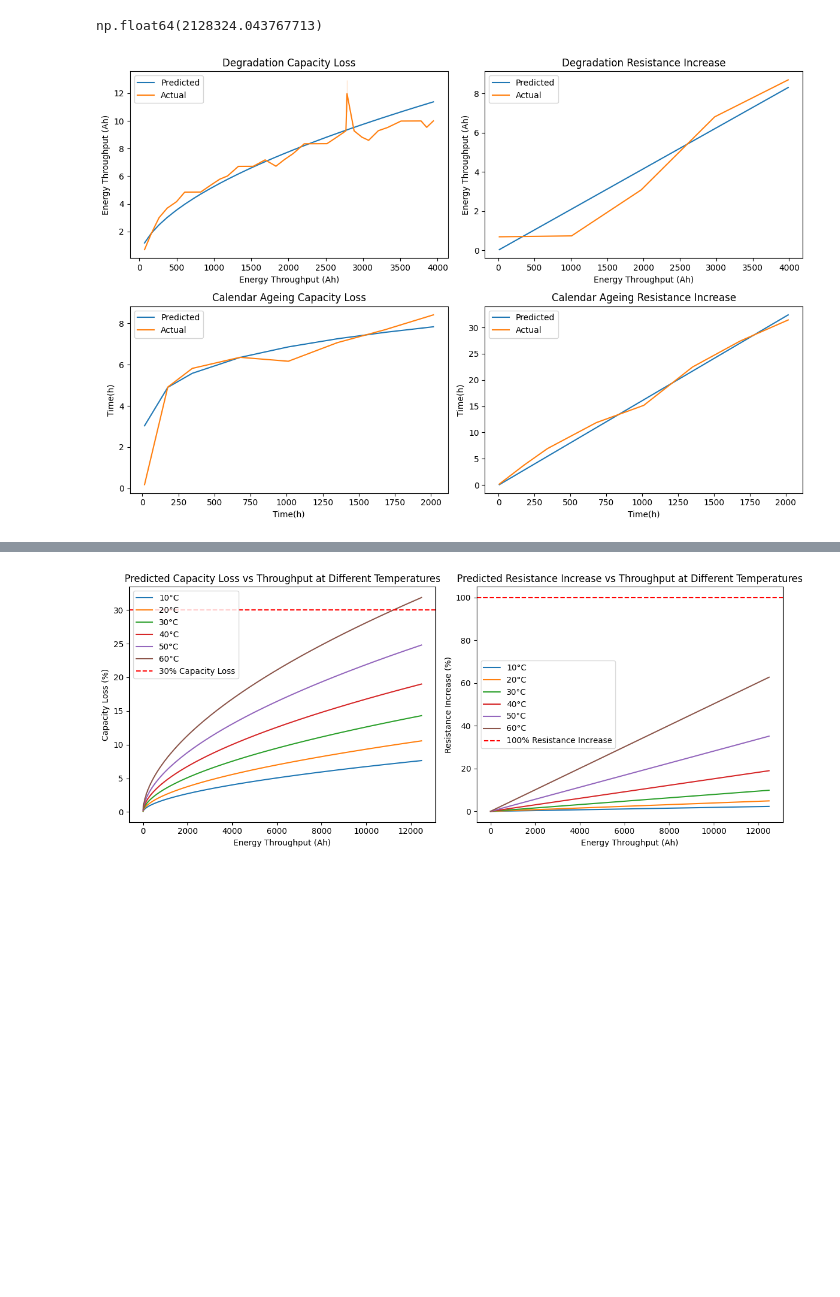
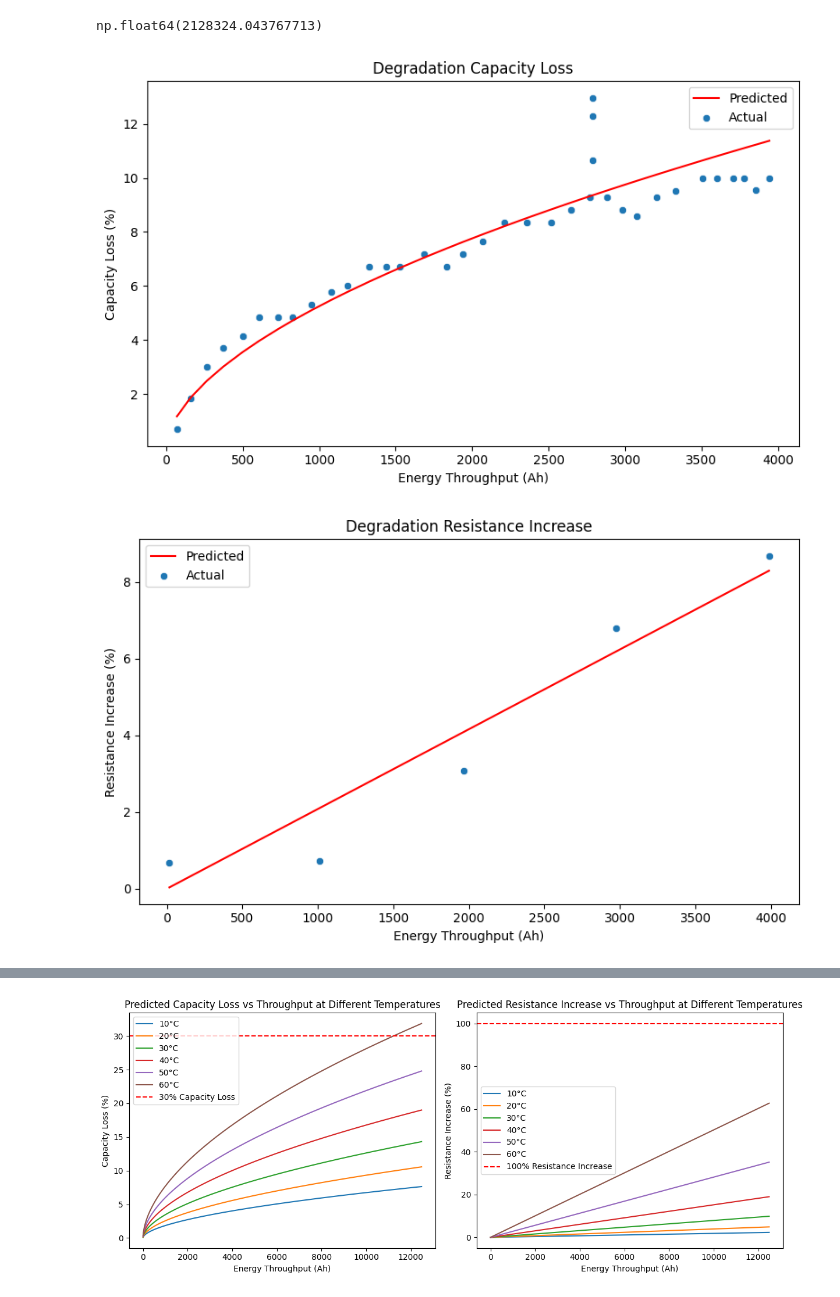
Before and after one commit to m1pan/FCTT, a Jupyter notebook: degradation.ipynb, the cells around one changed output, grey strips where cells are left out. Saved outputs shown, nothing was run; the diff lists cells and outputs as text; code cells hidden in the pictures; blank space fills up the shorter version.

Commit message:
changed plotting

```diff
--- a/degradation.ipynb
+++ b/degradation.ipynb
@@ -157,23 +157,45 @@ def resistance_increase_cal_pred(time, temp, b_r=b_r):
 # %%
 cap_loss_45 = capacity_loss_cycle_pred(deg_capacity['Energy Throughput (Ah)'], 45)
 res_increase_45 = resistance_increase_cycle_pred(deg_resistance['Energy Throughput (Ah)'], 45)
 cap_loss_60 = capacity_loss_cal_pred(cal_capacity['Time(h)'], 60)
 res_increase_60 = resistance_increase_cal_pred(cal_resistance['Time(h)'], 60)
 
-fig, axs = plt.subplots(2,2, figsize=(12,8))
-sns.lineplot(x=deg_capacity['Energy Throughput (Ah)'], y=cap_loss_45, ax=axs[0,0], label='Predicted')
-sns.lineplot(data=deg_capacity, x='Energy Throughput (Ah)', y='Capacity loss', ax=axs[0,0], label='Actual')
-sns.lineplot(x=deg_resistance['Energy Throughput (Ah)'], y=res_increase_45, ax=axs[0,1], label='Predicted')
-sns.lineplot(data=deg_resistance, x='Energy Throughput (Ah)', y='Resistance %', ax=axs[0,1], label='Actual')
-sns.lineplot(x=cal_capacity['Time(h)'], y=cap_loss_60, ax=axs[1,0], label='Predicted')
-sns.lineplot(data=cal_capacity, x='Time(h)', y='Capacity loss %', ax=axs[1,0], label='Actual')
-sns.lineplot(x=cal_resistance['Time(h)'], y=res_increase_60, ax=axs[1,1], label='Predicted')
-sns.lineplot(data=cal_resistance, x='Time(h)', y='Resistance increase[%]', ax=axs[1,1], label='Actual')
-axs[0,0].set_title('Degradation Capacity Loss')
-axs[0,1].set_title('Degradation Resistance Increase')
-axs[1,0].set_title('Calendar Ageing Capacity Loss')
-axs[1,1].set_title('Calendar Ageing Resistance Increase')
+# plot each result in its own figure
+plt.figure(figsize=(8, 5))
+sns.lineplot(x=deg_capacity['Energy Throughput (Ah)'], y=cap_loss_45, label='Predicted', color='red')
+sns.scatterplot(data=deg_capacity, x='Energy Throughput (Ah)', y='Capacity loss', label='Actual')
+plt.title('Degradation Capacity Loss')
+plt.xlabel('Energy Throughput (Ah)')
+plt.ylabel('Capacity Loss (%)')
 plt.tight_layout()
 plt.show()
+
+plt.figure(figsize=(8, 5))
+sns.lineplot(x=deg_resistance['Energy Throughput (Ah)'], y=res_increase_45, label='Predicted', color='red')
+sns.scatterplot(data=deg_resistance, x='Energy Throughput (Ah)', y='Resistance %', label='Actual')
+plt.title('Degradation Resistance Increase')
+plt.xlabel('Energy Throughput (Ah)')
+plt.ylabel('Resistance Increase (%)')
+plt.tight_layout()
+plt.show()
+
+plt.figure(figsize=(8, 5))
+sns.lineplot(x=cal_capacity['Time(h)'], y=cap_loss_60, label='Predicted', color='red')
+sns.scatterplot(data=cal_capacity, x='Time(h)', y='Capacity loss %', label='Actual')
+plt.title('Calendar Ageing Capacity Loss')
+plt.xlabel('Time (h)')
+plt.ylabel('Capacity Loss (%)')
+plt.tight_layout()
+plt.show()
+
+plt.figure(figsize=(8, 5))
+sns.lineplot(x=cal_resistance['Time(h)'], y=res_increase_60, label='Predicted', color='red')
+sns.scatterplot(data=cal_resistance, x='Time(h)', y='Resistance increase[%]', label='Actual')
+plt.title('Calendar Ageing Resistance Increase')
+plt.xlabel('Time (h)')
+plt.ylabel('Resistance Increase (%)')
+plt.tight_layout()
+plt.show()
 # %% [output]
-[figure, old version]
+[figure, new version]
+[figure, added]
```
Also changed, not shown: parts of 3 cells of this notebook.
